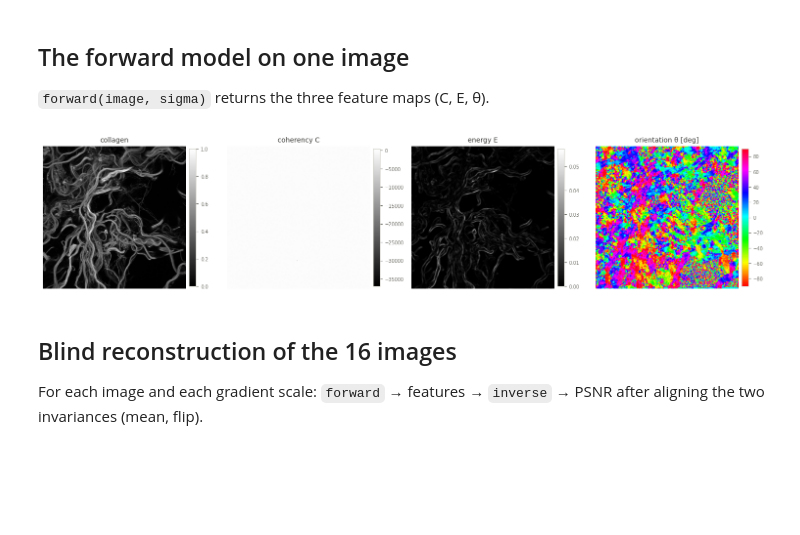
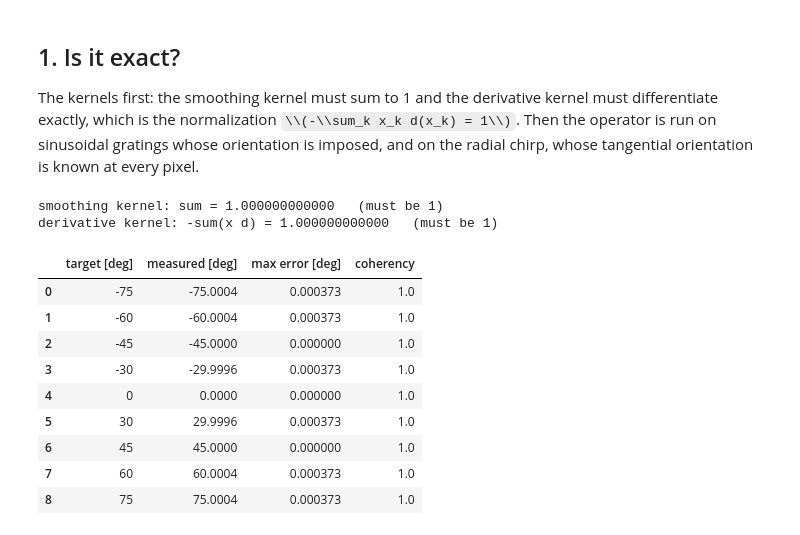
Before and after one commit to Biomedical-Imaging-Group/OrientationJ, a Jupyter notebook: assessment/gst_operator/gst_operator.ipynb, the cells around one changed output. Drawn from its saved outputs; the diff is of its cells as text; code cells hidden in the pictures; some formulas as TeX source; blank space fills up the shorter version.

```diff
--- a/assessment/gst_operator/gst_operator.ipynb
+++ b/assessment/gst_operator/gst_operator.ipynb
@@ -45,25 +58,41 @@ print(len(IMAGES), 'images —', ', '.join(IMAGES))
 # %% [markdown]
-## The forward model on one image
+## 1. Is it exact?
 
-`forward(image, sigma)` returns the three feature maps (C, E, θ).
+The kernels first: the smoothing kernel must sum to 1 and the derivative kernel
+must differentiate exactly, which is the normalization
+\\(-\\sum_k x_k d(x_k) = 1\\). Then the operator is run on sinusoidal
+gratings whose orientation is imposed, and on the radial chirp, whose tangential
+orientation is known at every pixel.
 # %%
-C, E, theta = forward(IMAGES['collagen'], sigma=SIGMA)
+g, d = gaussian_kernels(SIGMA_GRADIENT)
+x = np.arange(-(len(g) // 2), len(g) // 2 + 1)
+print(f'smoothing kernel: sum = {g.sum():.12f}   (must be 1)')
+print(f'derivative kernel: -sum(x d) = {-np.sum(x * d):.12f}   (must be 1)')
 
-fig, axes = plt.subplots(1, 4, figsize=(15, 4.0))
-for ax, (array, cmap, title) in zip(axes, [
-        (IMAGES['collagen'], 'gray', 'collagen'),
-        (C, 'gray', 'coherency C'),
-        (E, 'gray', 'energy E'),
-        (np.degrees(theta), 'hsv', 'orientation θ [deg]')]):
-    m = ax.imshow(array, cmap=cmap)
-    ax.set_title(title)
-    ax.axis('off')
-    fig.colorbar(m, ax=ax, fraction=0.045, pad=0.02).ax.tick_params(labelsize=7)
-fig.tight_layout()
-plt.show()
+rows = []
+ny = nx = 256
+yy, xx = np.mgrid[0:ny, 0:nx].astype(float)
+for target in (-75, -60, -45, -30, 0, 30, 45, 60, 75):
+    t = np.radians(target)
+    grating = np.sin(2.0 * np.pi * 0.06 * (np.sin(t) * xx + np.cos(t) * yy))
+    C, E, theta = features(grating, sigma=SIGMA, sigma_gradient=SIGMA_GRADIENT)
+    core = (slice(40, -40), slice(40, -40))
+    rows.append({'target [deg]': target,
+                 'measured [deg]': round(float(np.degrees(np.median(theta[core]))), 4),
+                 'max error [deg]': round(float(np.abs(axial_difference(
+                     theta[core], np.radians(target))).max()), 6),
+                 'coherency': round(float(np.median(C[core])), 6)})
+pd.DataFrame(rows)
 # %% [output]
-[figure, removed]
+smoothing kernel: sum = 1.000000000000   (must be 1)
+derivative kernel: -sum(x d) = 1.000000000000   (must be 1)
+|  | target [deg] | measured [deg] | max error [deg] | coherency |
+| 0 | -75 | -75.0004 | 0.000373 | 1.0 |
+| 1 | -60 | -60.0004 | 0.000373 | 1.0 |
+| 2 | -45 | -45.0000 | 0.000000 | 1.0 |
+| 3 | -30 | -29.9996 | 0.000373 | 1.0 |
+| 4 | 0 | 0.0000 | 0.000000 | 1.0 |
+| 5 | 30 | 29.9996 | 0.000373 | 1.0 |
+| 6 | 45 | 45.0000 | 0.000000 | 1.0 |
+| 7 | 60 | 60.0004 | 0.000373 | 1.0 |
+| 8 | 75 | 75.0004 | 0.000373 | 1.0 |
-# %% [markdown]
-## Blind reconstruction of the 16 images
-
-For each image and each gradient scale: `forward` → features → `inverse` → PSNR after aligning the two invariances (mean, flip).
```
Also changed, not shown: parts of 13 cells of this notebook, 28 other files.
